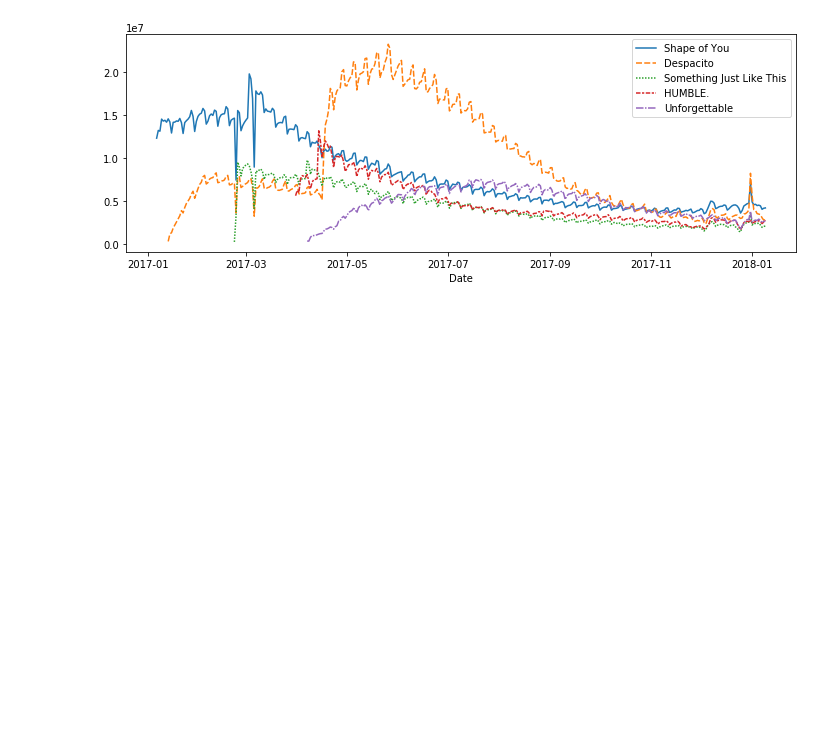
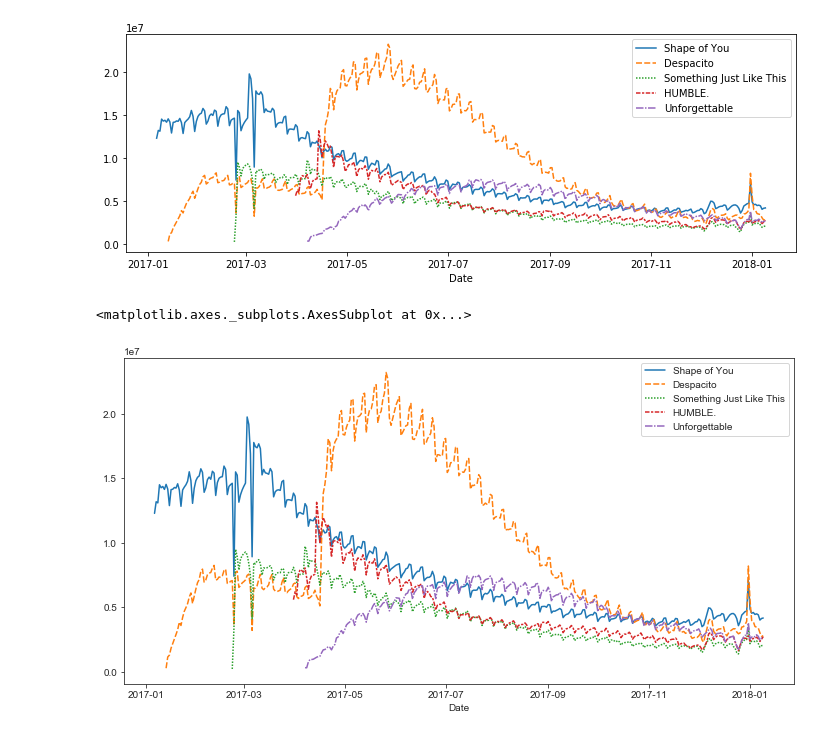
Before and after one commit to SYYoung/Kaggle, a Jupyter notebook: Visualization/linegraph1.ipynb, the cells around one changed output. Drawn from its saved outputs; the diff is of its cells as text; code cells hidden in the pictures; blank space fills up the shorter version.

```diff
--- a/Visualization/linegraph1.ipynb
+++ b/Visualization/linegraph1.ipynb
@@ -32,3 +32,10 @@ sns.lineplot(data=spotify_data)
 # %% [output]
 <matplotlib.axes._subplots.AxesSubplot at 0x...>
 [figure]
+# %%
+sns.set_style("ticks") #type = darkgrid, whitegrid, dark, white, ticks
+plt.figure(figsize=(12,6))
+sns.lineplot(data=spotify_data)
+# %% [output]
+<matplotlib.axes._subplots.AxesSubplot at 0x...>
+[figure, added]
```
Also changed, not shown: 1 other file.
